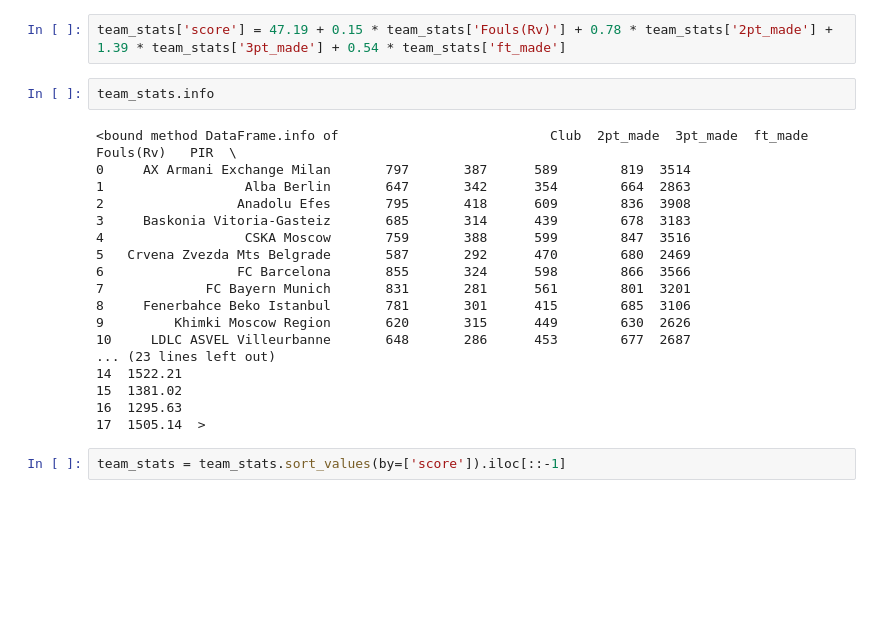
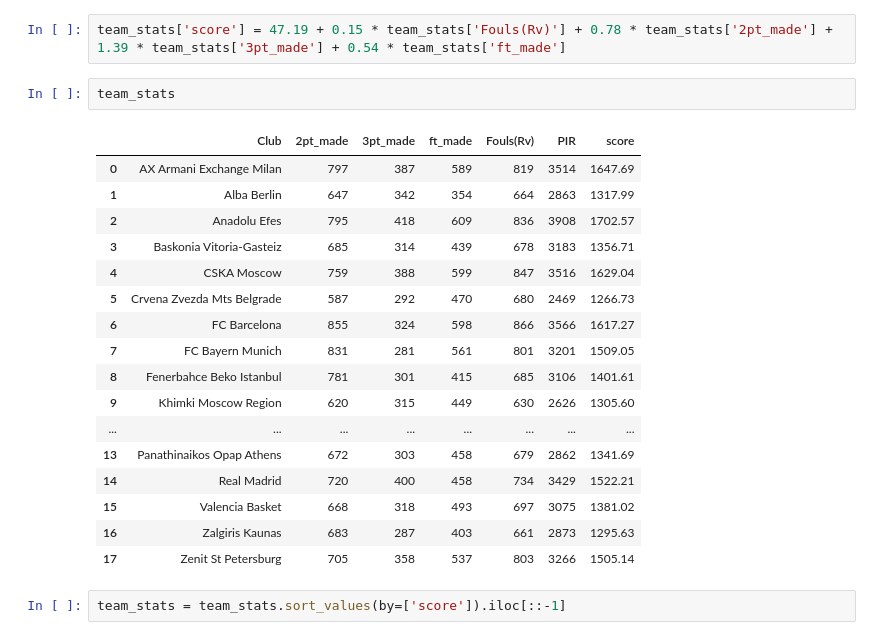
Before and after one commit to ste1drag/NI_projekat, a Jupyter notebook: main.ipynb, the cells around one changed output. Drawn from its saved outputs; the diff is of its cells as text; blank space fills up the shorter version.

```diff
--- a/main.ipynb
+++ b/main.ipynb
@@ -55,25 +54,25 @@ team_stats
 # %%
 team_stats['score'] = 47.19 + 0.15 * team_stats['Fouls(Rv)'] + 0.78 * team_stats['2pt_made'] + 1.39 * team_stats['3pt_made'] + 0.54 * team_stats['ft_made']
 # %%
-team_stats.info
+team_stats
 # %% [output]
-<bound method DataFrame.info of                           Club  2pt_made  3pt_made  ft_made  Fouls(Rv)   PIR  \
-0     AX Armani Exchange Milan       797       387      589        819  3514
-1                  Alba Berlin       647       342      354        664  2863
-2                 Anadolu Efes       795       418      609        836  3908
-3     Baskonia Vitoria-Gasteiz       685       314      439        678  3183
-4                  CSKA Moscow       759       388      599        847  3516
-5   Crvena Zvezda Mts Belgrade       587       292      470        680  2469
-6                 FC Barcelona       855       324      598        866  3566
-7             FC Bayern Munich       831       281      561        801  3201
-8     Fenerbahce Beko Istanbul       781       301      415        685  3106
-9         Khimki Moscow Region       620       315      449        630  2626
-10     LDLC ASVEL Villeurbanne       648       286      453        677  2687
-... (23 lines left out)
-14  1522.21
-15  1381.02
-16  1295.63
-17  1505.14  >
+|  | Club | 2pt_made | 3pt_made | ft_made | Fouls(Rv) | PIR | score |
+| 0 | AX Armani Exchange Milan | 797 | 387 | 589 | 819 | 3514 | 1647.69 |
+| 1 | Alba Berlin | 647 | 342 | 354 | 664 | 2863 | 1317.99 |
+| 2 | Anadolu Efes | 795 | 418 | 609 | 836 | 3908 | 1702.57 |
+| 3 | Baskonia Vitoria-Gasteiz | 685 | 314 | 439 | 678 | 3183 | 1356.71 |
+| 4 | CSKA Moscow | 759 | 388 | 599 | 847 | 3516 | 1629.04 |
+| 5 | Crvena Zvezda Mts Belgrade | 587 | 292 | 470 | 680 | 2469 | 1266.73 |
+| 6 | FC Barcelona | 855 | 324 | 598 | 866 | 3566 | 1617.27 |
+| 7 | FC Bayern Munich | 831 | 281 | 561 | 801 | 3201 | 1509.05 |
+| 8 | Fenerbahce Beko Istanbul | 781 | 301 | 415 | 685 | 3106 | 1401.61 |
+| 9 | Khimki Moscow Region | 620 | 315 | 449 | 630 | 2626 | 1305.60 |
+| ... | ... | ... | ... | ... | ... | ... | ... |
+| 13 | Panathinaikos Opap Athens | 672 | 303 | 458 | 679 | 2862 | 1341.69 |
+| 14 | Real Madrid | 720 | 400 | 458 | 734 | 3429 | 1522.21 |
+| 15 | Valencia Basket | 668 | 318 | 493 | 697 | 3075 | 1381.02 |
+| 16 | Zalgiris Kaunas | 683 | 287 | 403 | 661 | 2873 | 1295.63 |
+| 17 | Zenit St Petersburg | 705 | 358 | 537 | 803 | 3266 | 1505.14 |
 # %%
 team_stats = team_stats.sort_values(by=['score']).iloc[::-1]
 # %%
```
Also changed, not shown: parts of 17 cells of this notebook, 1 other file.
